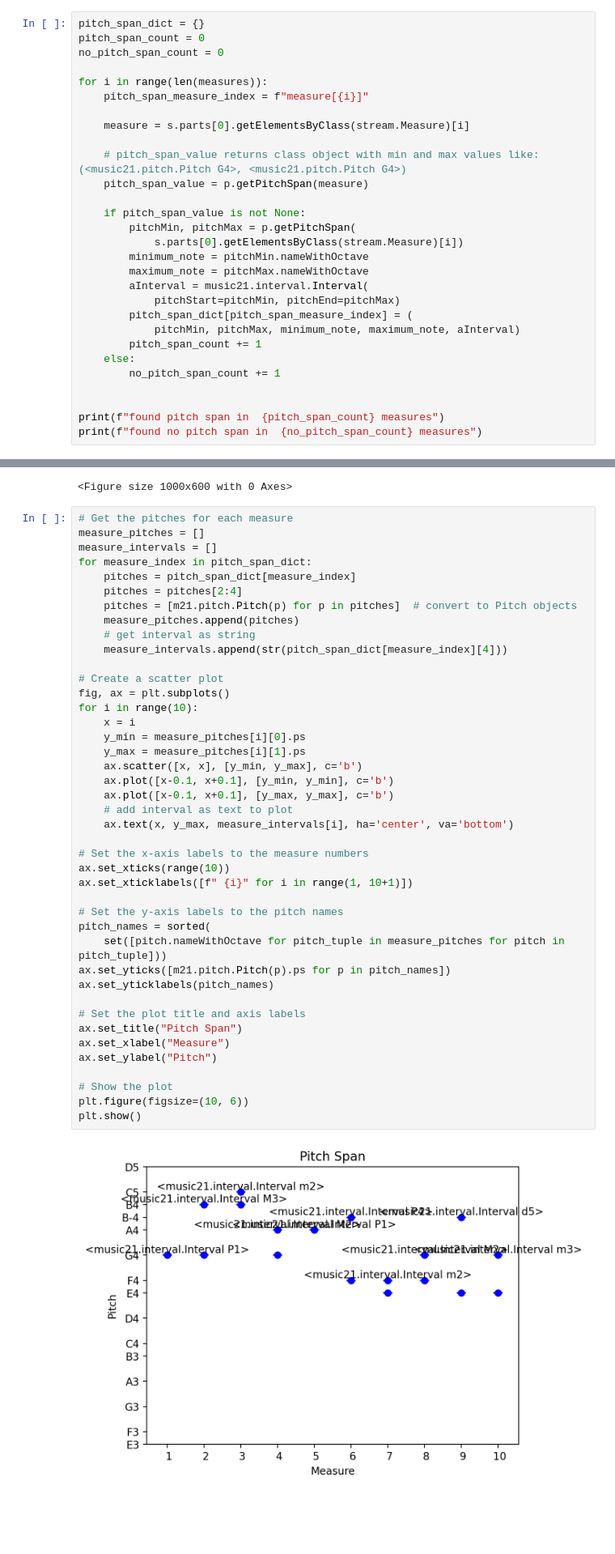
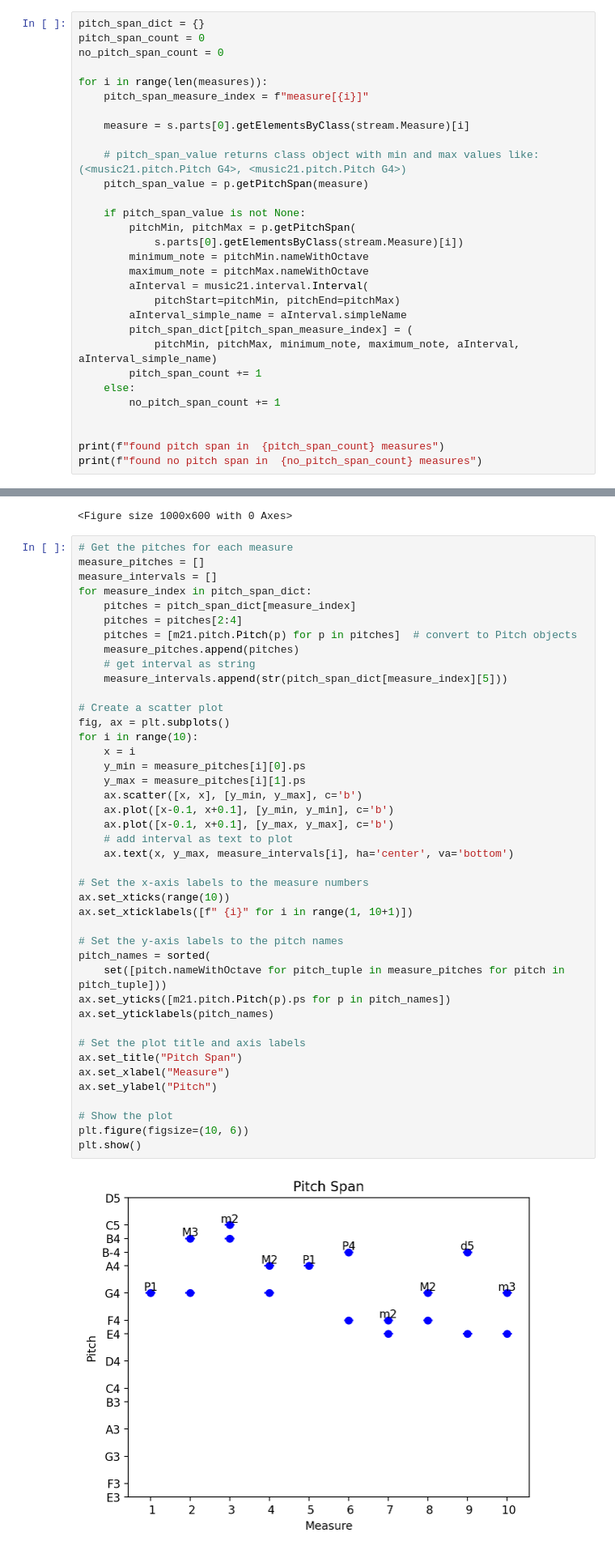
Before and after one commit to abhishekneerr/AMPLab, a Jupyter notebook: ethnonmusicology/Nawab_melodic_similarities.ipynb, the cells around one changed output, grey strips where cells are left out. Shown at 81% size. Saved outputs shown, nothing was run; the diff lists cells and outputs as text; blank space fills up the shorter version.

```diff
--- a/ethnonmusicology/Nawab_melodic_similarities.ipynb
+++ b/ethnonmusicology/Nawab_melodic_similarities.ipynb
@@ -251,8 +251,9 @@ for i in range(len(measures)):
         maximum_note = pitchMax.nameWithOctave
         aInterval = music21.interval.Interval(
             pitchStart=pitchMin, pitchEnd=pitchMax)
+        aInterval_simple_name = aInterval.simpleName
         pitch_span_dict[pitch_span_measure_index] = (
-            pitchMin, pitchMax, minimum_note, maximum_note, aInterval)
+            pitchMin, pitchMax, minimum_note, maximum_note, aInterval, aInterval_simple_name)
         pitch_span_count += 1
     else:
         no_pitch_span_count += 1
@@ -331,38 +332,38 @@ for measure_index in pitch_span_dict:
     pitches = [m21.pitch.Pitch(p) for p in pitches]  # convert to Pitch objects
     measure_pitches.append(pitches)
     # get interval as string
-    measure_intervals.append(str(pitch_span_dict[measure_index][4]))
+    measure_intervals.append(str(pitch_span_dict[measure_index][5]))
 
 # Create a scatter plot
 fig, ax = plt.subplots()
 for i in range(10):
     x = i
     y_min = measure_pitches[i][0].ps
     y_max = measure_pitches[i][1].ps
     ax.scatter([x, x], [y_min, y_max], c='b')
     ax.plot([x-0.1, x+0.1], [y_min, y_min], c='b')
     ax.plot([x-0.1, x+0.1], [y_max, y_max], c='b')
     # add interval as text to plot
     ax.text(x, y_max, measure_intervals[i], ha='center', va='bottom')
 
 # Set the x-axis labels to the measure numbers
 ax.set_xticks(range(10))
 ax.set_xticklabels([f" {i}" for i in range(1, 10+1)])
 
 # Set the y-axis labels to the pitch names
 pitch_names = sorted(
     set([pitch.nameWithOctave for pitch_tuple in measure_pitches for pitch in pitch_tuple]))
 ax.set_yticks([m21.pitch.Pitch(p).ps for p in pitch_names])
 ax.set_yticklabels(pitch_names)
 
 # Set the plot title and axis labels
 ax.set_title("Pitch Span")
 ax.set_xlabel("Measure")
 ax.set_ylabel("Pitch")
 
 # Show the plot
 plt.figure(figsize=(10, 6))
 plt.show()
 # %% [output]
-[figure, old version]
+[figure, new version]
 <Figure size 1000x600 with 0 Axes>
```
Also changed, not shown: parts of 4 cells of this notebook.
